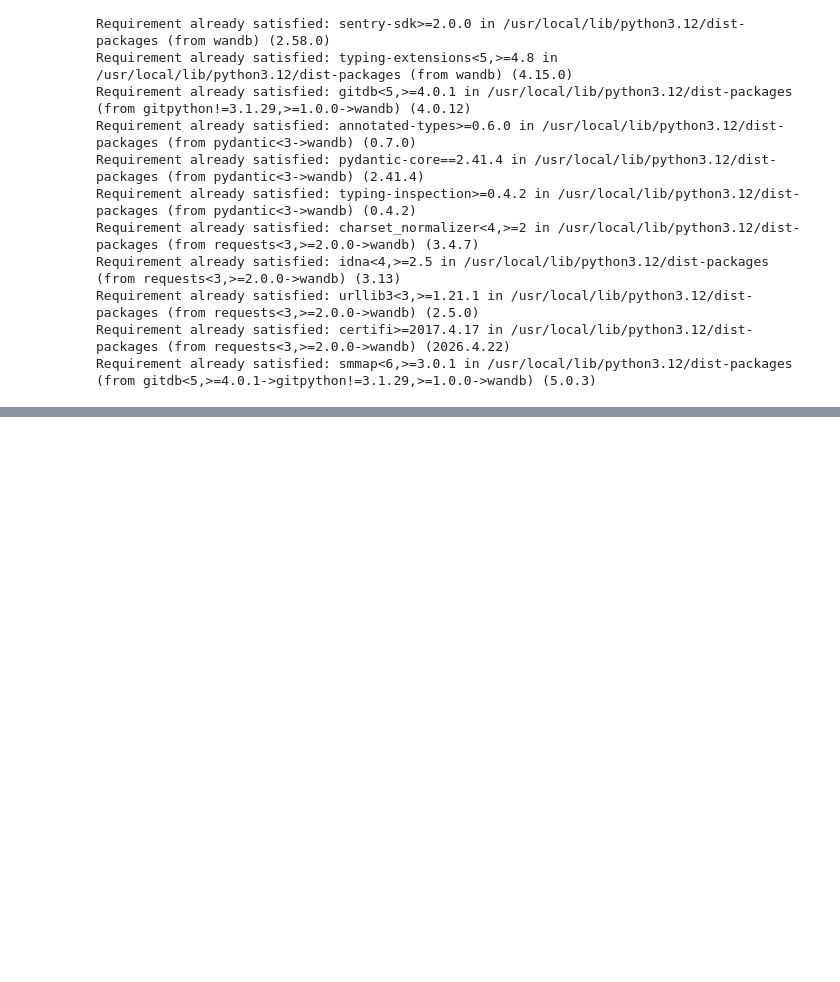
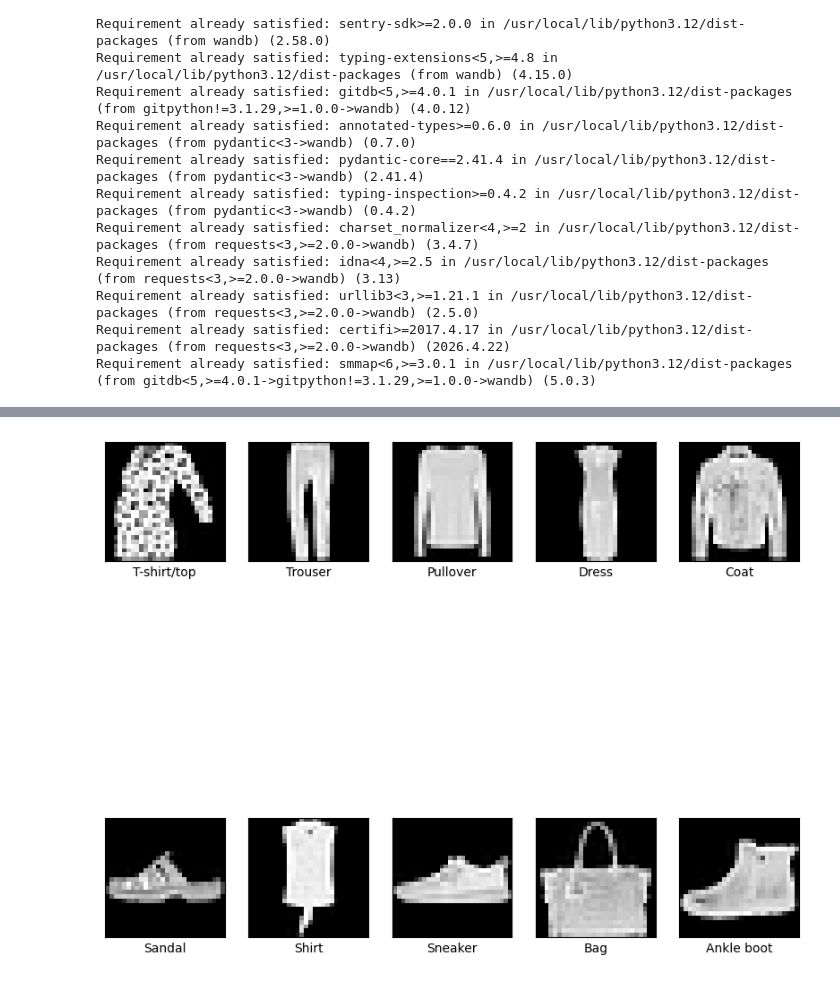
Before and after one commit to Sahana-R-123/Fashion_MNIST, a Jupyter notebook: Sahana_AtriAI.ipynb, the cells around one changed output, grey strips where cells are left out. Drawn from its saved outputs; the diff is of its cells as text; code cells hidden in the pictures; blank space fills up the shorter version.

```diff
--- a/Sahana_AtriAI.ipynb
+++ b/Sahana_AtriAI.ipynb
@@ -60,0 +81,15 @@ plt.figure(figsize=(10,10))
+# %%
+import matplotlib.pyplot as plt
+import numpy as np
+fig=plt.figure(figsize=(10,10))
+for i in range(10):
+  ind=np.where(y_train==i)[0]
+  ind1=np.random.choice(ind)
+  plt.subplot(2,5,i+1)
+  plt.imshow(x_train[ind1],cmap='gray')
+  plt.xlabel(class_names[i])
+  plt.xticks([])
+  plt.yticks([])
+wandb.log({"Fashion-MNIST Samples from each class":wandb.Image(fig)})
+# %% [output]
+[figure, added]
```
Also changed, not shown: parts of 4 cells of this notebook.
